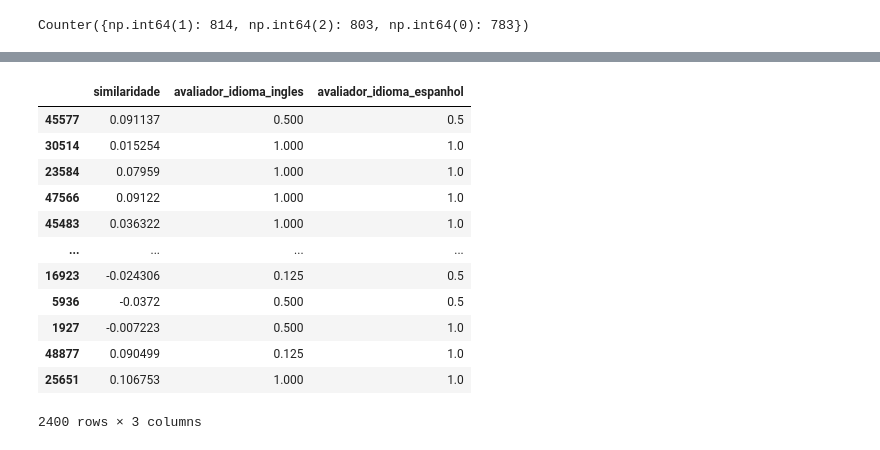
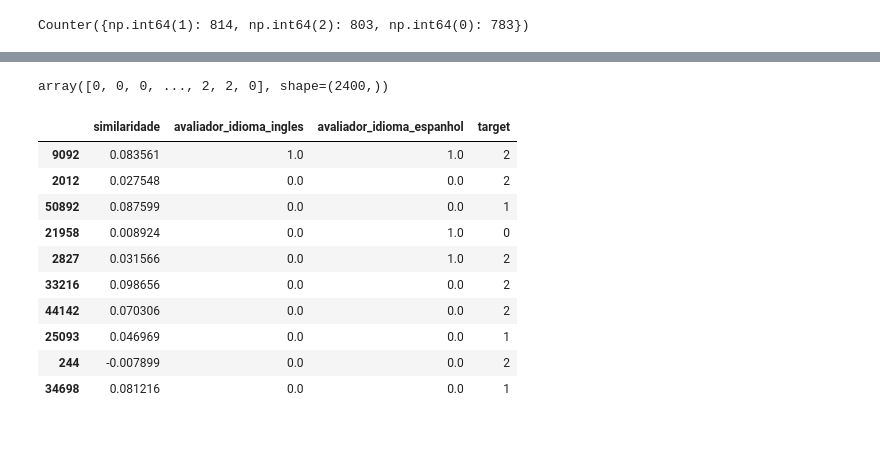
Before and after one commit to ThomSZK/app_5, a Jupyter notebook: modelo.ipynb, the cells around one changed output, grey strips where cells are left out. Saved outputs shown, nothing was run; the diff lists cells and outputs as text; code cells hidden in the pictures.

```diff
--- a/modelo.ipynb
+++ b/modelo.ipynb
@@ -357,2 +346,5 @@ joblib.dump(grid_search_rf, 'data/modelos/modelo_stacking.pkl')
 # %%
-data.loc[data['situacao_candidado_avaliador'] == 'alto']
+# Criar DataFrame e salvar como CSV
+reference_data = X_train.copy()
+reference_data['target'] = y_train
+reference_data.to_csv('reference_data.csv', index=False)
@@ -373,16 +351,18 @@ data.loc[data['situacao_candidado_avaliador'] == 'alto']
-# %%
-X_train
-# %% [output]
-|  | similaridade | avaliador_idioma_ingles | avaliador_idioma_espanhol |
-| 45577 | 0.091137 | 0.500 | 0.5 |
-| 30514 | 0.015254 | 1.000 | 1.0 |
-| 23584 | 0.07959 | 1.000 | 1.0 |
-| 47566 | 0.09122 | 1.000 | 1.0 |
-| 45483 | 0.036322 | 1.000 | 1.0 |
-| ... | ... | ... | ... |
-| 16923 | -0.024306 | 0.125 | 0.5 |
-| 5936 | -0.0372 | 0.500 | 0.5 |
-| 1927 | -0.007223 | 0.500 | 1.0 |
-| 48877 | 0.090499 | 0.125 | 1.0 |
-| 25651 | 0.106753 | 1.000 | 1.0 |
-2400 rows × 3 columns
+# %%
+y_train
+# %% [output]
+array([0, 0, 0, ..., 2, 2, 0], shape=(2400,))
+# %%
+reference_data.sample(10)
+# %% [output]
+|  | similaridade | avaliador_idioma_ingles | avaliador_idioma_espanhol | target |
+| 9092 | 0.083561 | 1.0 | 1.0 | 2 |
+| 2012 | 0.027548 | 0.0 | 0.0 | 2 |
+| 50892 | 0.087599 | 0.0 | 0.0 | 1 |
+| 21958 | 0.008924 | 0.0 | 1.0 | 0 |
+| 2827 | 0.031566 | 0.0 | 1.0 | 2 |
+| 33216 | 0.098656 | 0.0 | 0.0 | 2 |
+| 44142 | 0.070306 | 0.0 | 0.0 | 2 |
+| 25093 | 0.046969 | 0.0 | 0.0 | 1 |
+| 244 | -0.007899 | 0.0 | 0.0 | 2 |
+| 34698 | 0.081216 | 0.0 | 0.0 | 1 |
```
Also changed, not shown: parts of 6 cells of this notebook, 14 other files.
